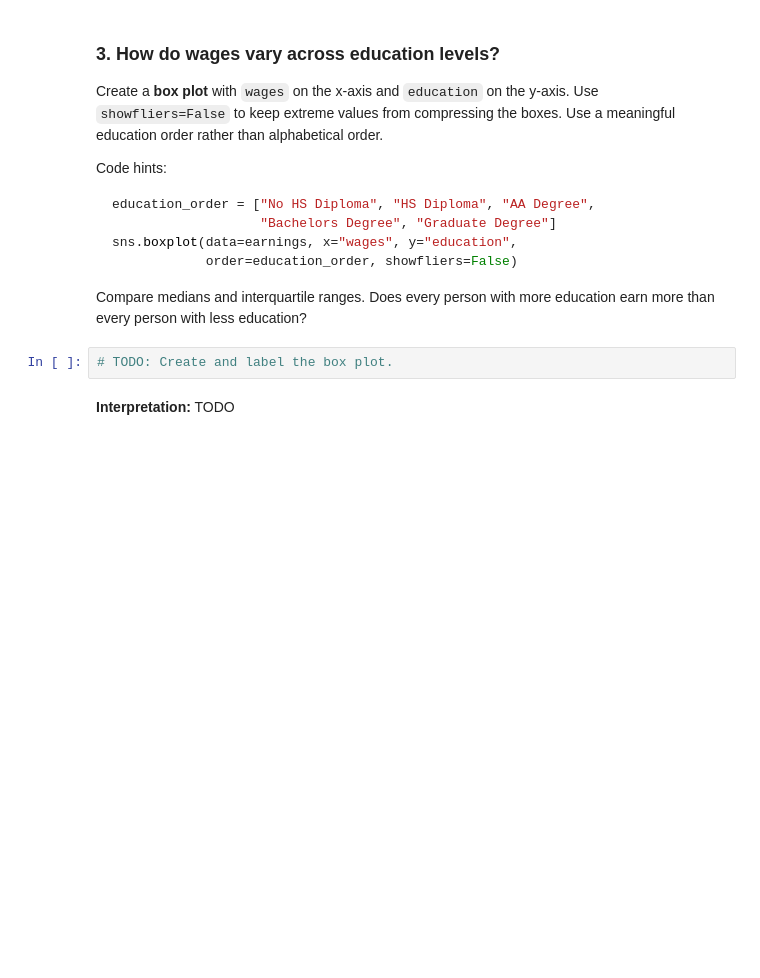
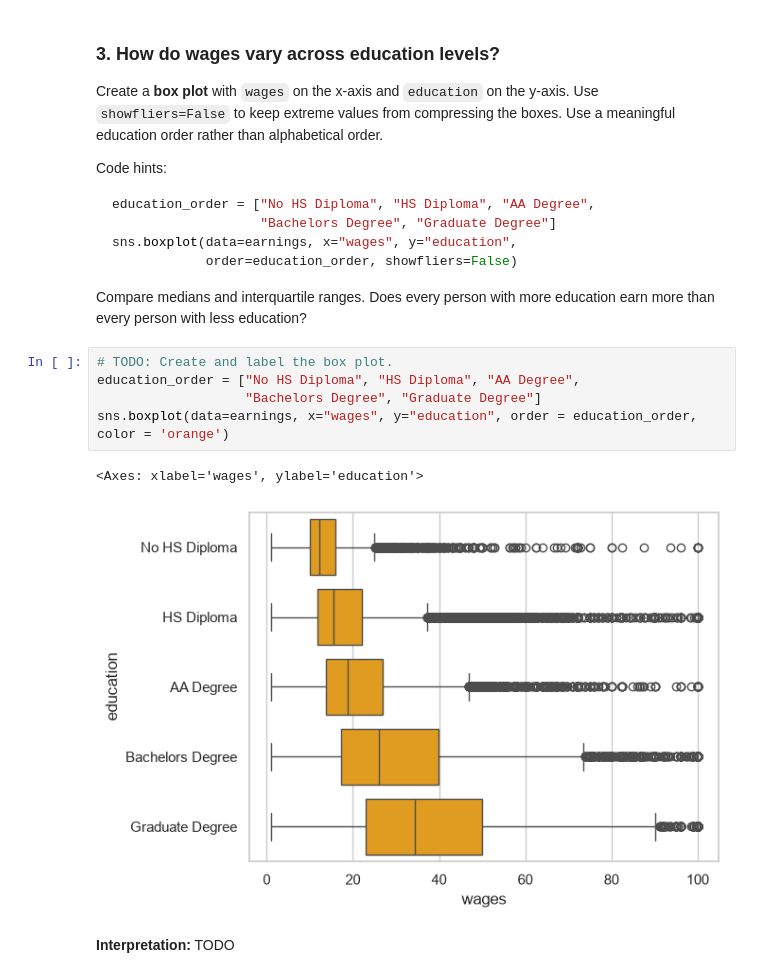
Before and after one commit to l-byrnes/earnings-viz, a Jupyter notebook: earnings-eda.ipynb, the cells around one changed output. Drawn from its saved outputs; the diff is of its cells as text; blank space fills up the shorter version.

```diff
--- a/earnings-eda.ipynb
+++ b/earnings-eda.ipynb
@@ -133,6 +145,12 @@ sns.boxplot(data=earnings, x="wages", y="education",
 Compare medians and interquartile ranges. Does every person with more education earn more than every person with less education?
 # %%
 # TODO: Create and label the box plot.
+education_order = ["No HS Diploma", "HS Diploma", "AA Degree",
+                   "Bachelors Degree", "Graduate Degree"]
+sns.boxplot(data=earnings, x="wages", y="education", order = education_order, color = 'orange')
+# %% [output]
+<Axes: xlabel='wages', ylabel='education'>
+[figure, added]
 # %% [markdown]
 **Interpretation:** TODO
 # %% [markdown]
```
Also changed, not shown: parts of 5 cells of this notebook.
